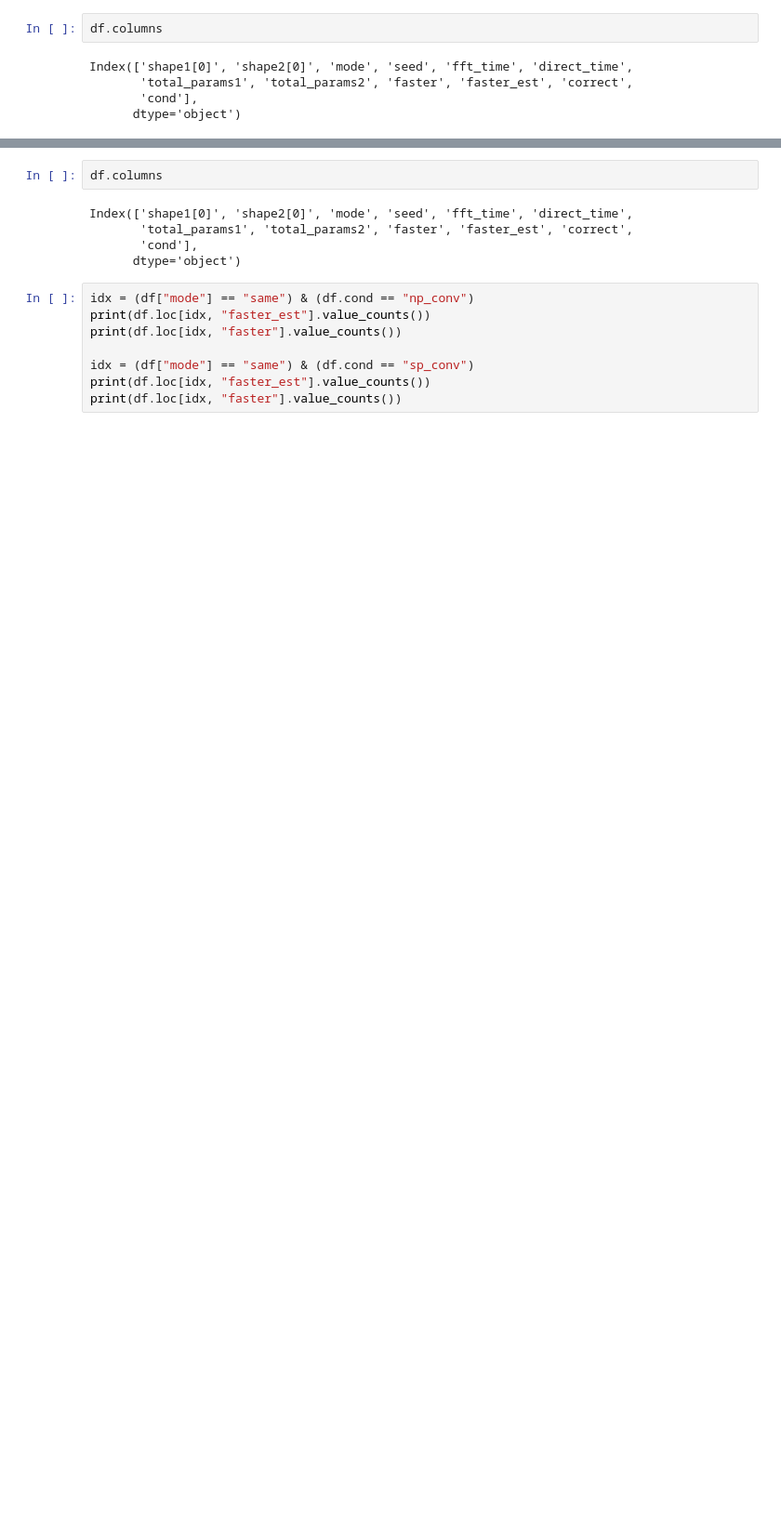
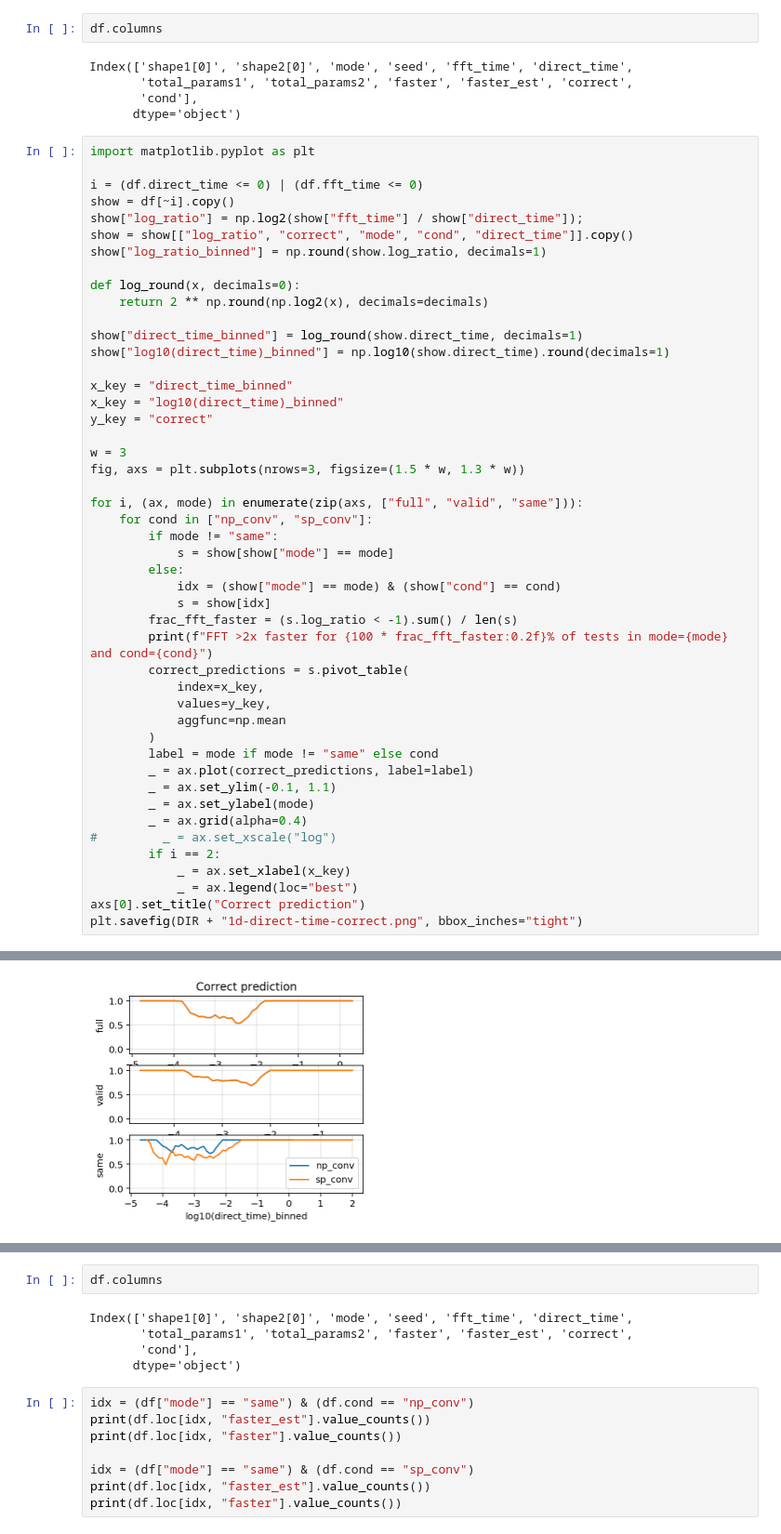
Before and after one commit to stsievert/scipy-convolve-timings, a Jupyter notebook: 1d/Test.ipynb, the cells around one changed output, grey strips where cells are left out. Shown at 93% size. Saved outputs shown, nothing was run; the diff lists cells and outputs as text; blank space fills up the shorter version.

```diff
--- a/1d/Test.ipynb
+++ b/1d/Test.ipynb
@@ -227,3 +263,51 @@ Index(['shape1[0]', 'shape2[0]', 'mode', 'seed', 'fft_time', 'direct_time',
        'total_params1', 'total_params2', 'faster', 'faster_est', 'correct',
        'cond'],
       dtype='object')
+# %%
+import matplotlib.pyplot as plt
+
+i = (df.direct_time <= 0) | (df.fft_time <= 0)
+show = df[~i].copy()
+show["log_ratio"] = np.log2(show["fft_time"] / show["direct_time"]);
+show = show[["log_ratio", "correct", "mode", "cond", "direct_time"]].copy()
+show["log_ratio_binned"] = np.round(show.log_ratio, decimals=1)
+
+def log_round(x, decimals=0):
+    return 2 ** np.round(np.log2(x), decimals=decimals)
+
+show["direct_time_binned"] = log_round(show.direct_time, decimals=1)
+show["log10(direct_time)_binned"] = np.log10(show.direct_time).round(decimals=1)
+
+x_key = "direct_time_binned"
+x_key = "log10(direct_time)_binned"
+y_key = "correct"
+
+w = 3
+fig, axs = plt.subplots(nrows=3, figsize=(1.5 * w, 1.3 * w))
+
+for i, (ax, mode) in enumerate(zip(axs, ["full", "valid", "same"])):
+    for cond in ["np_conv", "sp_conv"]:
+        if mode != "same":
+            s = show[show["mode"] == mode]
+        else:
+            idx = (show["mode"] == mode) & (show["cond"] == cond)
+            s = show[idx]
+        frac_fft_faster = (s.log_ratio < -1).sum() / len(s)
+        print(f"FFT >2x faster for {100 * frac_fft_faster:0.2f}% of tests in mode={mode} and cond={cond}")
+        correct_predictions = s.pivot_table(
+            index=x_key,
+            values=y_key,
+            aggfunc=np.mean
+        )
+        label = mode if mode != "same" else cond
+        _ = ax.plot(correct_predictions, label=label)
+        _ = ax.set_ylim(-0.1, 1.1)
+        _ = ax.set_ylabel(mode)
+        _ = ax.grid(alpha=0.4)
+#         _ = ax.set_xscale("log")
+        if i == 2:
+            _ = ax.set_xlabel(x_key)
+            _ = ax.legend(loc="best")
+axs[0].set_title("Correct prediction")
+plt.savefig(DIR + "1d-direct-time-correct.png", bbox_inches="tight")
+# %% [output]
@@ -230,3 +320,4 @@ Index(['shape1[0]', 'shape2[0]', 'mode', 'seed', 'fft_time', 'direct_time',
+[figure, added]
 # %%
 import matplotlib.pyplot as plt
 
```
Also changed, not shown: parts of 17 cells of this notebook, 6 other files.
